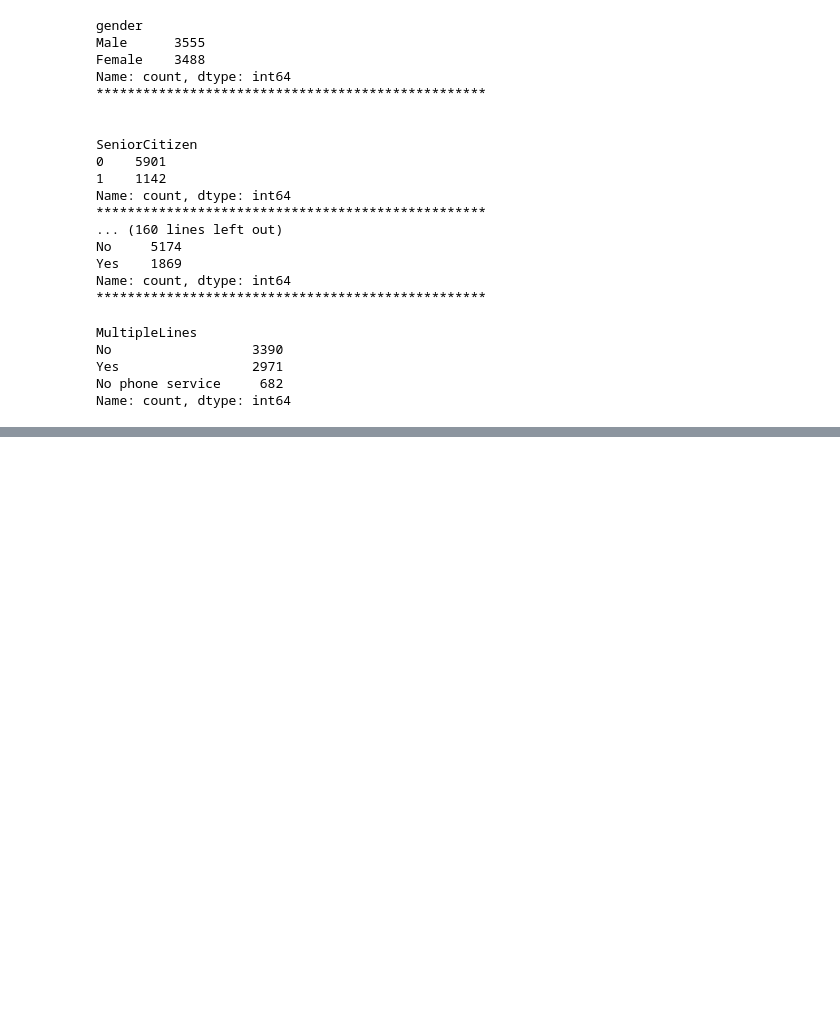
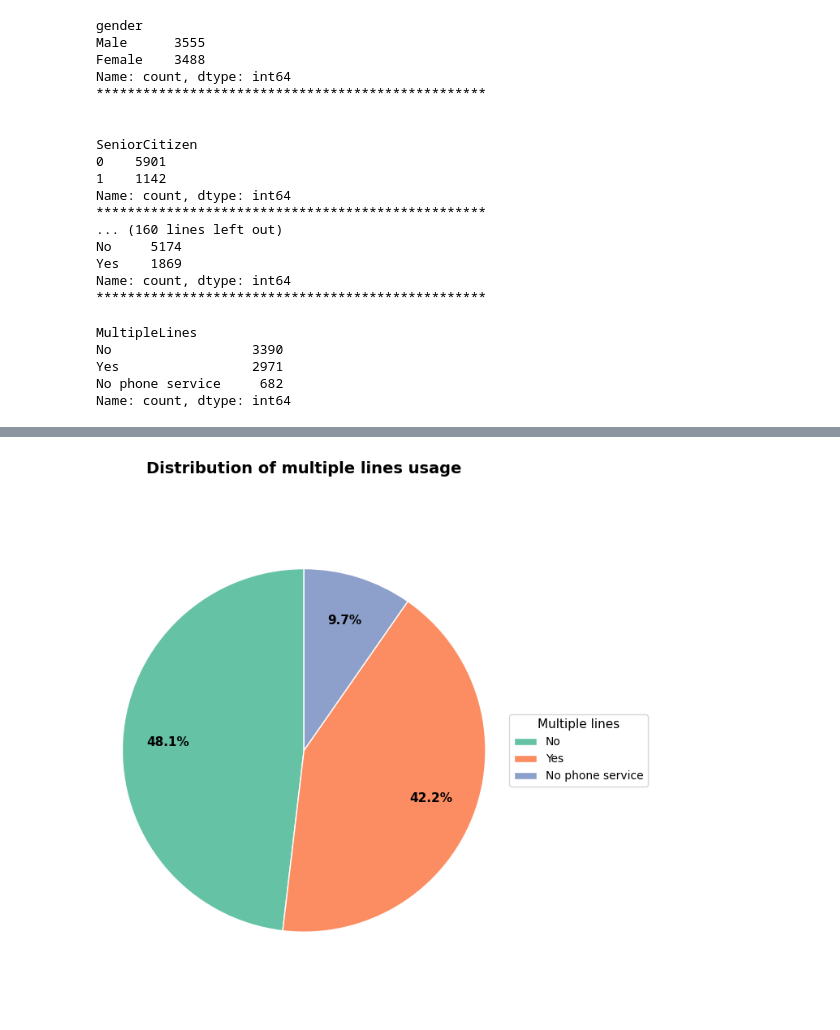
Before and after one commit to kamijoseph/End-to-End-Customer-Churn, a Jupyter notebook: research/main.ipynb, the cells around one changed output, grey strips where cells are left out. Drawn from its saved outputs; the diff is of its cells as text; code cells hidden in the pictures; blank space fills up the shorter version.

Commit message:
zeeeeeeeeeeee  functon  fot pie chart

```diff
--- a/research/main.ipynb
+++ b/research/main.ipynb
@@ -249,0 +206,46 @@ AttributeError: Line2D.set() got an unexpected keyword argument 'autopct'
+# %%
+# pie chart function
+def plot_piechart(data, column):
+    fig, ax = plt.subplots(figsize=(7, 7))
+    counts = data["MultipleLines"].value_counts()
+    colors = plt.cm.Set2.colors
+
+    wedges, texts, autotexts = ax.pie(
+        counts,
+        autopct = "%1.1f%%",
+        startangle = 90,
+        colors = colors,
+        pctdistance = 0.75,
+        wedgeprops = dict(edgecolor="white", linewidth=1)
+    )
+
+    for autotext in autotexts:
+        autotext.set_color("black")
+        autotext.set_fontsize(11)
+        autotext.set_fontweight("bold")
+
+    ax.legend(
+        wedges,
+        counts.index,
+        title = "Multiple lines",
+        loc = "center left",
+        bbox_to_anchor = (1, 0.5),
+        fontsize = 10,
+        title_fontsize = 11
+    )
+
+    ax.set_title(
+        "Distribution of multiple lines usage",
+        fontsize = 14,
+        fontweight = "bold",
+        pad = 20
+    )
+
+    ax.axis("equal")
+
+    plt.tight_layout()
+    plt.show()
+# %%
+plot_piechart(data, data["MultipleLines"])
+# %% [output]
+[figure, added]
```
Also changed, not shown: parts of 1 cell of this notebook.
